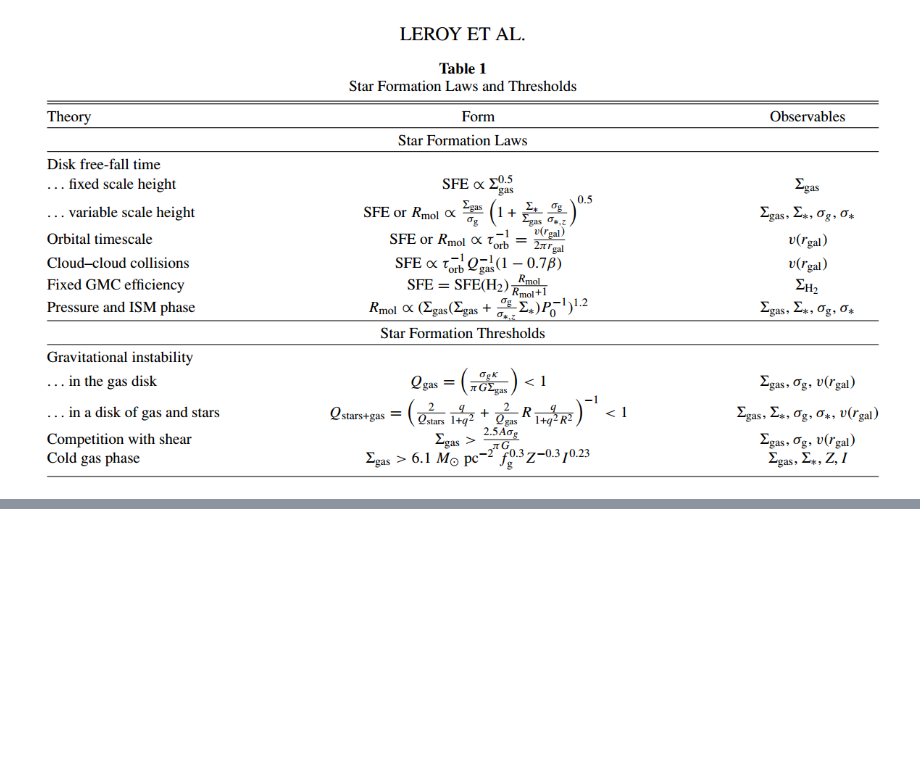
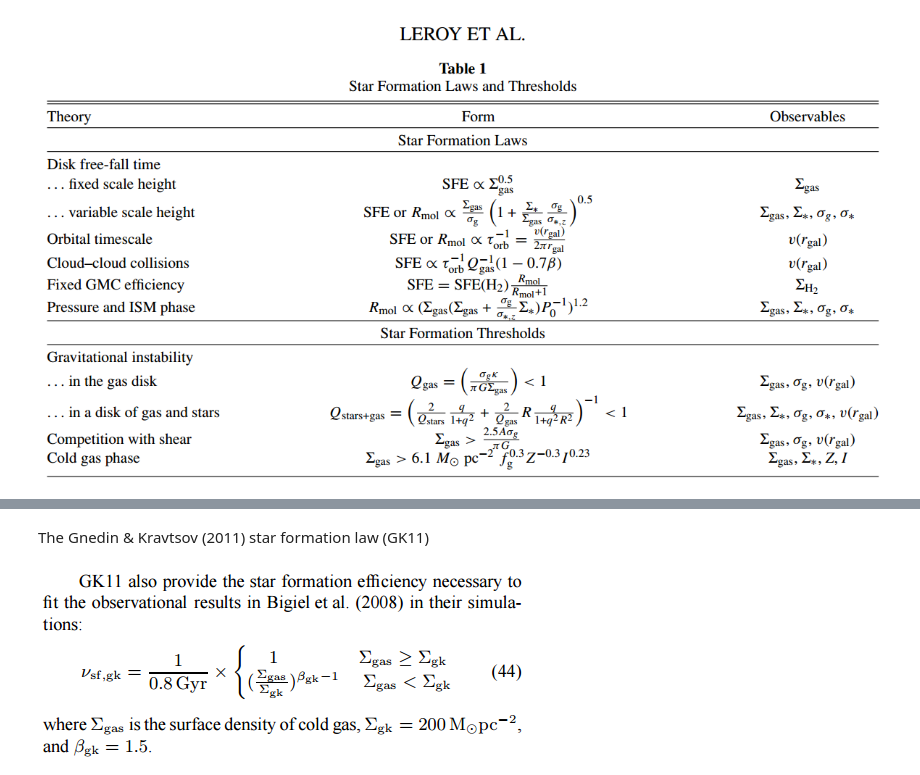
Before and after one commit to Amarchuk/2FInstability, a Jupyter notebook: notebooks/other_instabilities.ipynb, the cells around one changed output, grey strips where cells are left out. Cells and saved outputs as stored; diff of their text form; code cells hidden in the pictures; blank space fills up the shorter version.

```diff
--- a/notebooks/other_instabilities.ipynb
+++ b/notebooks/other_instabilities.ipynb
@@ -6,0 +23,6 @@ Image('leroy_other_mechanisms.png')
+# %% [markdown]
+The Gnedin & Kravtsov (2011) star formation law (GK11)
+# %%
+Image('GK11.png')
+# %% [output]
+[figure, added]
```
Also changed, not shown: parts of 6 cells of this notebook, 15 other files.
